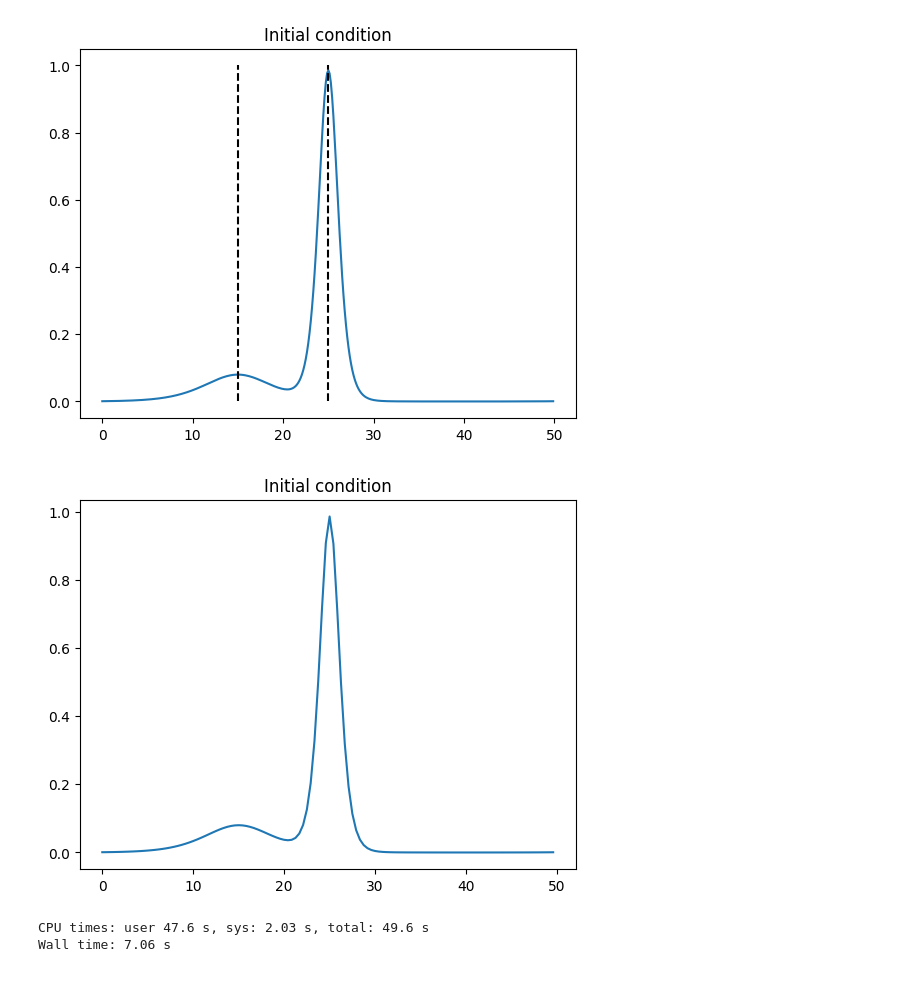
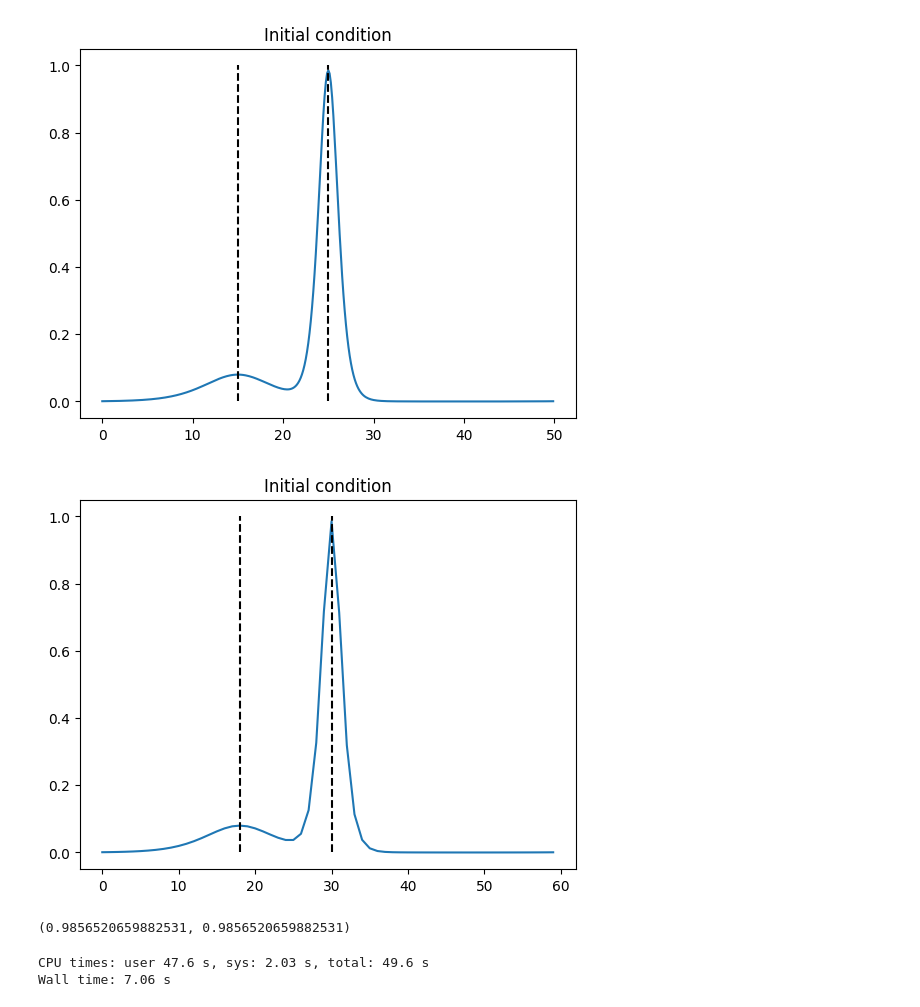
Before and after one commit to Kohmann/master-GAN, a Jupyter notebook: waveEquations/kdv_minimal.ipynb, the cells around one changed output. Saved outputs shown, nothing was run; the diff lists cells and outputs as text; code cells hidden in the pictures.

```diff
--- a/waveEquations/kdv_minimal.ipynb
+++ b/waveEquations/kdv_minimal.ipynb
@@ -101,7 +101,7 @@ print(f"dx = {dx}, dt = {dt}")
 # %% [output]
 dx = 0.1388888888888889, dt = 0.027777777777777776
 # %%
-x_res = t_res = 180
+x_res = t_res = 60
 
 dx_lowres = M // x_res
 dt_lowres = N // t_res
@@ -134,9 +134,15 @@ estimate error:         k1 = 0.00000, k2 = 0.00202
 [figure]
 # %%
 # LOW RESOLUTION
-plt.plot(x[::dx_lowres], u0[::dx_lowres]); plt.title('Initial condition');
+u0_lowres = u0[::dx_lowres]
+plt.plot(u0_lowres); plt.title('Initial condition');
+plt.vlines([x_res * 0.3, x_res // 2], 0, 1, colors='k', linestyles='--');
 # %% [output]
-[figure, old version]
+[figure, new version]
+# %%
+u0_lowres.max(), u0.max()
+# %% [output]
+(0.9856520659882531, 0.9856520659882531)
 # %%
 %%time
 u = np.zeros([t.shape[0], u0.shape[-1]])
```
Also changed, not shown: parts of 1 cell of this notebook, 3 other files.
